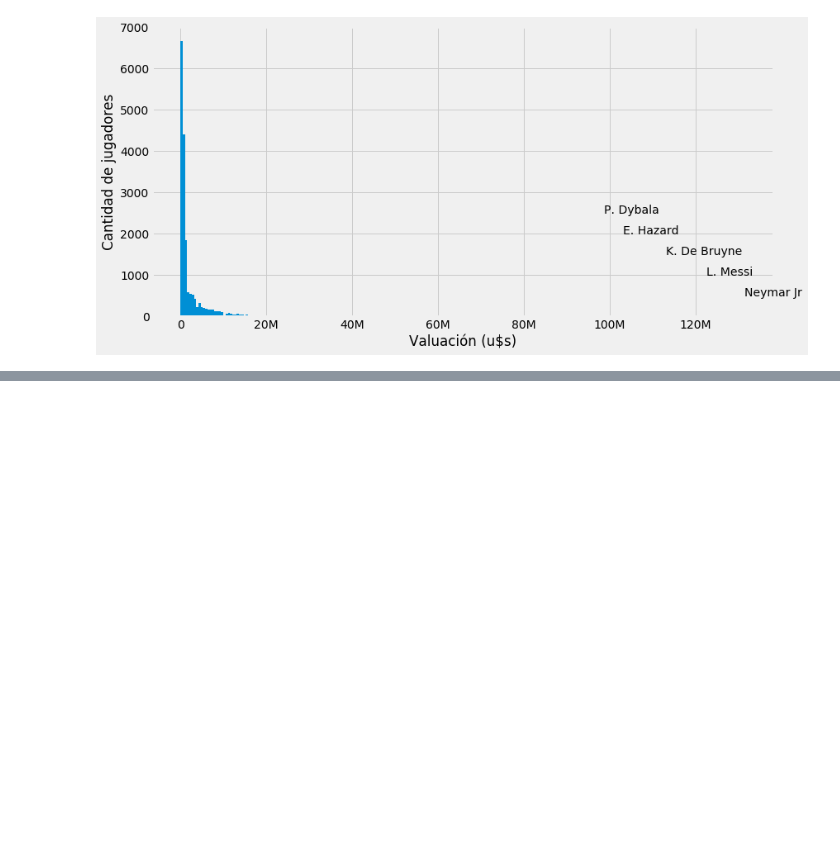
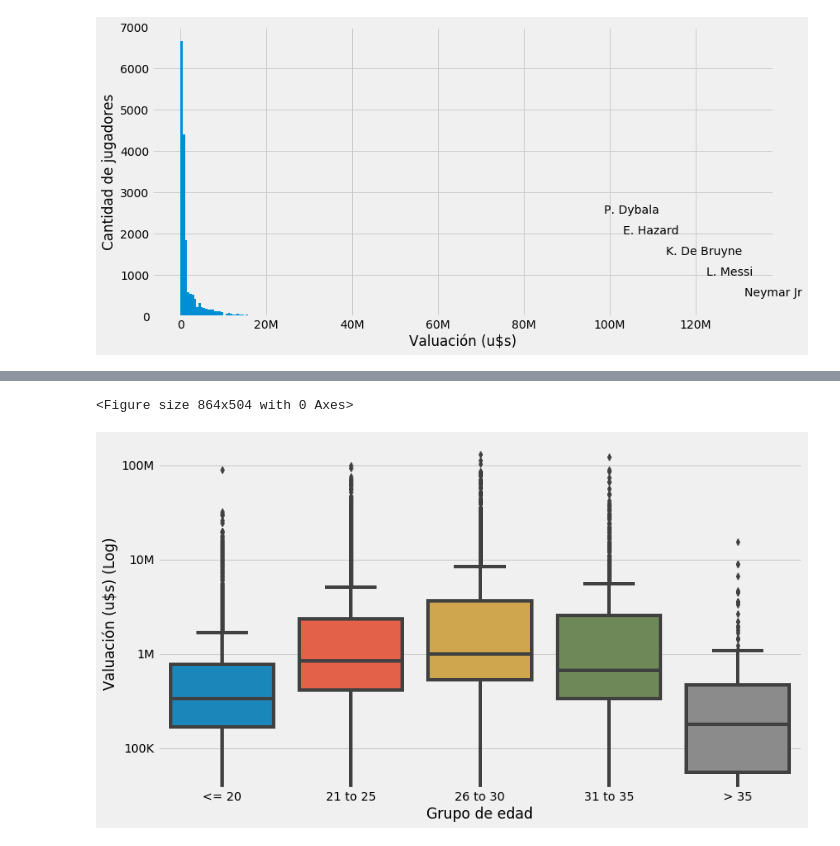
Before and after one commit to raulcarlomagno/dmuba-especializacion-futbol, a Jupyter notebook: main.ipynb, the cells around one changed output, grey strips where cells are left out. Cells and saved outputs as stored; diff of their text form; code cells hidden in the pictures; blank space fills up the shorter version.

```diff
--- a/main.ipynb
+++ b/main.ipynb
@@ -125,3 +126,23 @@ df['Position Group'] = df['Position'].apply(position_to_group)
 df['Position Group'].unique()
 # %% [output]
 array(['FWD', 'GK', 'MID', 'DEF', None], dtype=object)
+# %%
+#fifa_data <- fifa_data %>%
+#  mutate(AgeGroup = ifelse(Age <= 20, "20 and under", ifelse(Age > 20 & Age <=25, "21 to 25", ifelse(Age > 25 & Age <= 30, "25 to 30", ifelse(Age > 30 & Age <= 35, "31 to 35", "Over 35")))))
+
+def age_to_group(col):
+    if pd.isnull(col): return None
+
+    if col <= 20:
+        return '<= 20'
+    if col > 20 and col <= 25:
+        return '21 to 25'
+    if col > 25 and col <= 30:
+        return '26 to 30'
+    if col > 30 and col <= 35:
+        return '31 to 35'
+    else:
+        return '> 35'
+
+df['Age Group'] = df['Age'].apply(age_to_group)
+df['Age Group'].unique()
@@ -333,0 +362,18 @@ ax.xaxis.set_major_formatter(ticker.FuncFormatter(reformat_large_tick_values));
+# %%
+plt.figure(figsize=(12, 7))
+f, ax = plt.subplots(figsize=(12, 7))
+#ax.set_title('Mean Loans given by Kiva, by Country and Gender')
+ax.set_yscale("log")
+
+sns.boxplot(x="Age Group", y="Value", data=df, order=["<= 20", "21 to 25", "26 to 30", "31 to 35", "> 35"])
+
+ax.set_xlabel('Grupo de edad')
+ax.set_ylabel('Valuación (u$s) (Log)')
+
+#fmt = '${x:,.0f}'
+#tick = ticker.StrMethodFormatter(fmt)
+#ax.yaxis.set_major_formatter(reformat_large_tick_values)
+ax.yaxis.set_major_formatter(ticker.FuncFormatter(reformat_large_tick_values));
+# %% [output]
+<Figure size 864x504 with 0 Axes>
+[figure, added]
```
Also changed, not shown: parts of 9 cells of this notebook.
